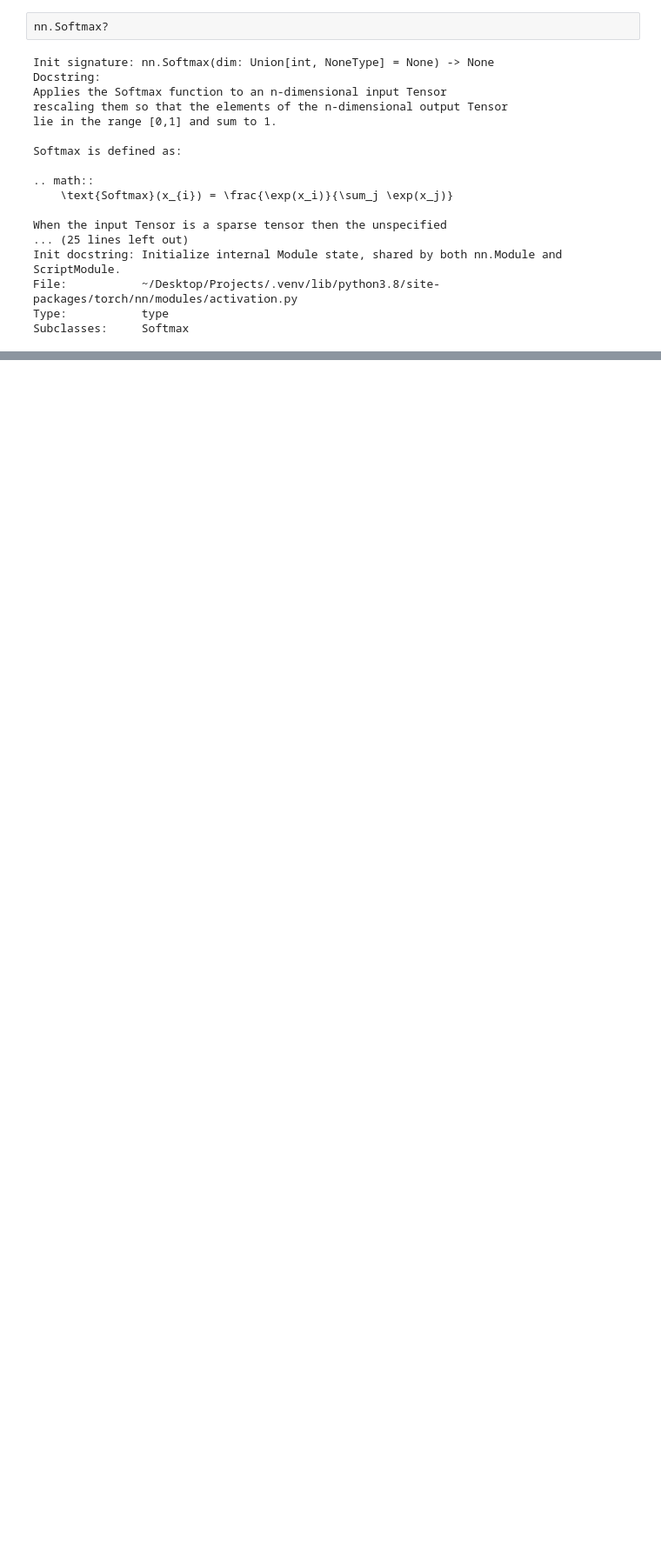
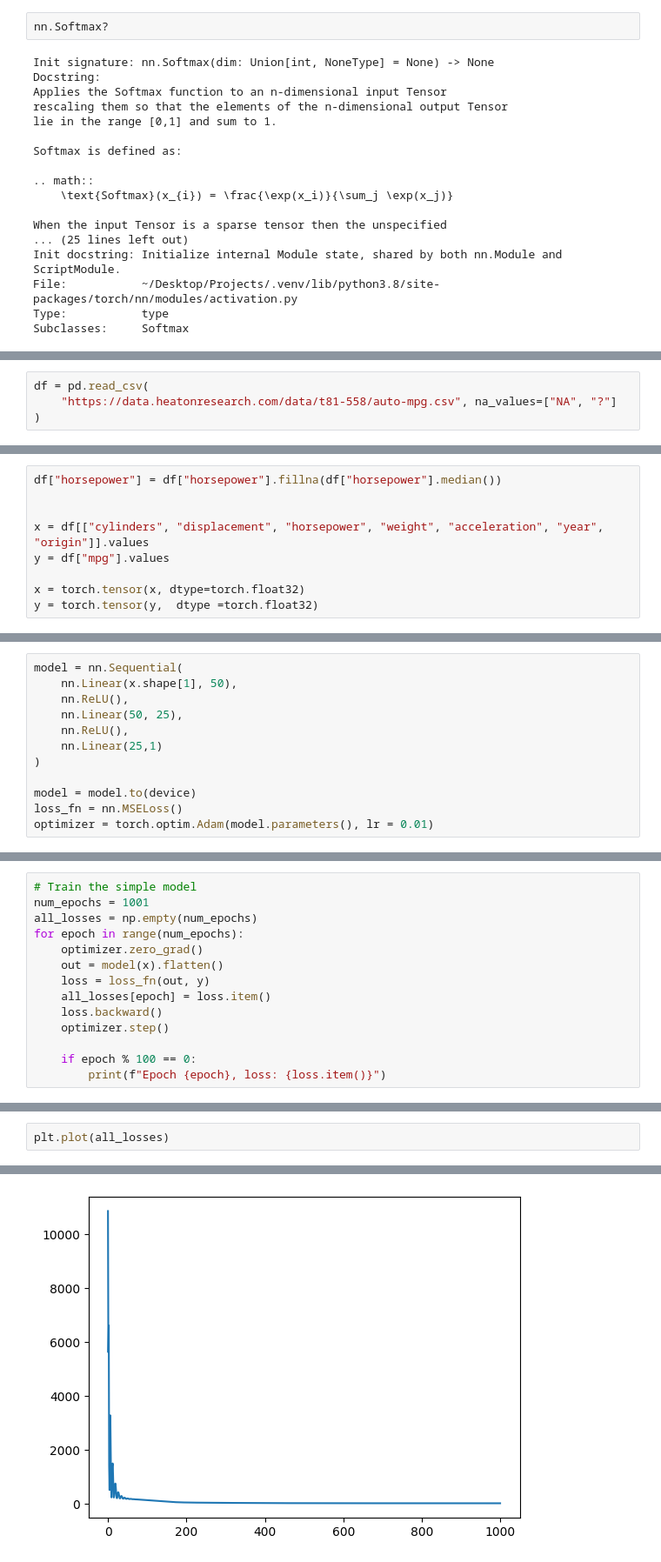
Before and after one commit to abhishekde95/Projects, a Jupyter notebook: DS/pytorch/torch_exploration.ipynb, the cells around one changed output, grey strips where cells are left out. Shown at 87% size. Drawn from its saved outputs; the diff is of its cells as text; blank space fills up the shorter version.

```diff
--- a/DS/pytorch/torch_exploration.ipynb
+++ b/DS/pytorch/torch_exploration.ipynb
@@ -832,0 +1052,4 @@ Subclasses:     Softmax
+# %%
+df = pd.read_csv(
+    "https://data.heatonresearch.com/data/t81-558/auto-mpg.csv", na_values=["NA", "?"]
+)
@@ -832,0 +1106,9 @@ Subclasses:     Softmax
+# %%
+df["horsepower"] = df["horsepower"].fillna(df["horsepower"].median())
+
+
+x = df[["cylinders", "displacement", "horsepower", "weight", "acceleration", "year", "origin"]].values
+y = df["mpg"].values
+
+x = torch.tensor(x, dtype=torch.float32)
+y = torch.tensor(y,  dtype =torch.float32)
@@ -832,0 +1171,12 @@ Subclasses:     Softmax
+# %%
+model = nn.Sequential(
+    nn.Linear(x.shape[1], 50),
+    nn.ReLU(),
+    nn.Linear(50, 25),
+    nn.ReLU(),
+    nn.Linear(25,1)
+)
+
+model = model.to(device)
+loss_fn = nn.MSELoss()
+optimizer = torch.optim.Adam(model.parameters(), lr = 0.01)
@@ -832,0 +1243,14 @@ Subclasses:     Softmax
+# %%
+# Train the simple model
+num_epochs = 1001
+all_losses = np.empty(num_epochs)
+for epoch in range(num_epochs):
+    optimizer.zero_grad()
+    out = model(x).flatten()
+    loss = loss_fn(out, y)
+    all_losses[epoch] = loss.item()
+    loss.backward()
+    optimizer.step()
+
+    if epoch % 100 == 0:
+        print(f"Epoch {epoch}, loss: {loss.item()}")
@@ -832,0 +1269,3 @@ Subclasses:     Softmax
+# %%
+plt.plot(all_losses)
+# %% [output]
@@ -832,0 +1273 @@ Subclasses:     Softmax
+[figure, added]
```
Also changed, not shown: parts of 48 cells of this notebook, 2 other files.
